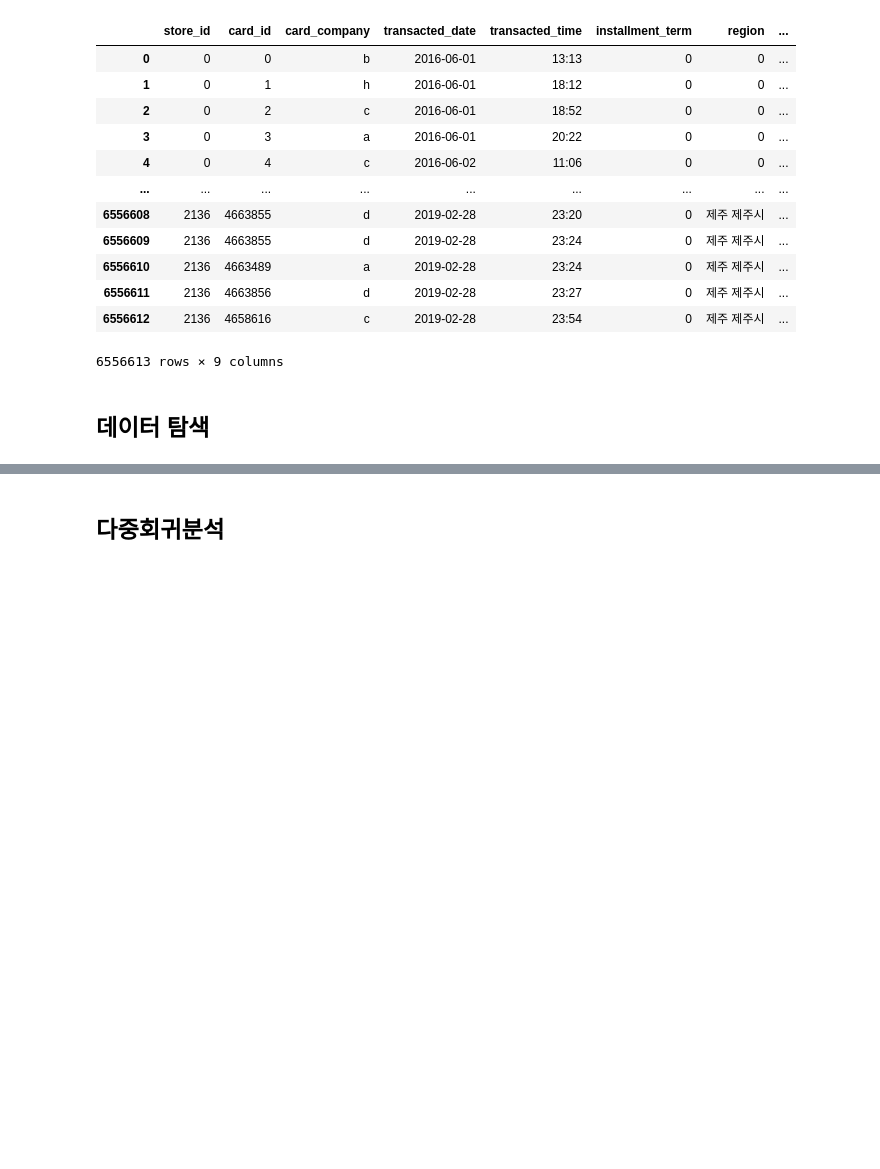
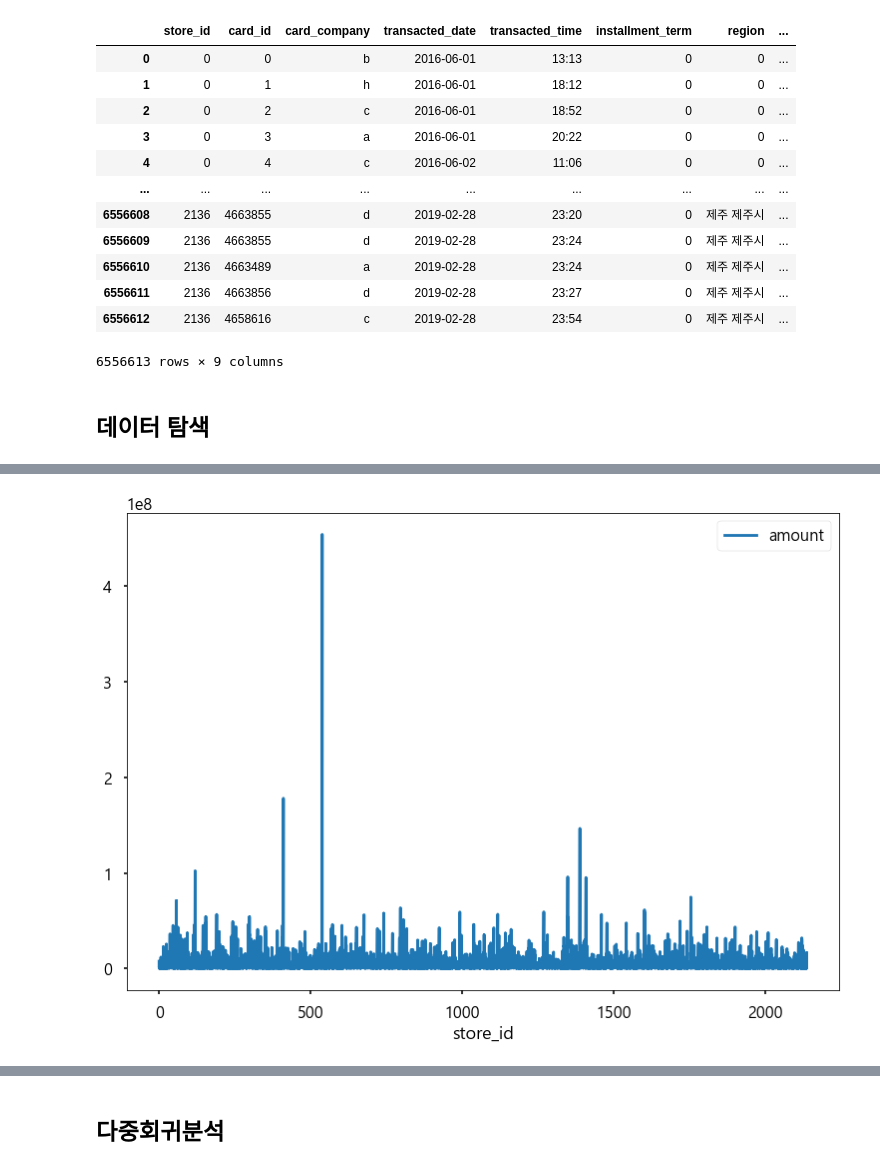
Before and after one commit to Areum120/DataAnalysis_Practice, a Jupyter notebook: funda_store_credit_card_revenu_prediction.ipynb, the cells around one changed output, grey strips where cells are left out. Saved outputs shown, nothing was run; the diff lists cells and outputs as text; code cells hidden in the pictures; blank space fills up the shorter version.

Commit message:
per store and card company all amount corr update

```diff
--- a/funda_store_credit_card_revenu_prediction.ipynb
+++ b/funda_store_credit_card_revenu_prediction.ipynb
@@ -222,0 +214,5 @@ KeyboardInterrupt:
+# %%
+#그룹바이
+# 상점별, 카드회사별 매출집계, card_id, card_company, transacted_date, transacted_time, installment_term, region, type_of_business, amount
+df1 = df0.groupby(['store_id', 'card_company'])['amount'].sum()
+df1
@@ -222,0 +233,2 @@ KeyboardInterrupt:
+# %%
+df1=df1.reset_index()
@@ -222,0 +251,4 @@ KeyboardInterrupt:
+# %%
+# 상점별 인덱스
+df1.index = df1['store_id']
+df1.set_index('store_id', inplace=True)
@@ -222,0 +272,7 @@ KeyboardInterrupt:
+# %%
+# 상점별 총 매출 시각화
+
+df1.plot()
+plt.show()
+# %% [output]
+[figure, added]
```
Also changed, not shown: parts of 32 cells of this notebook.
